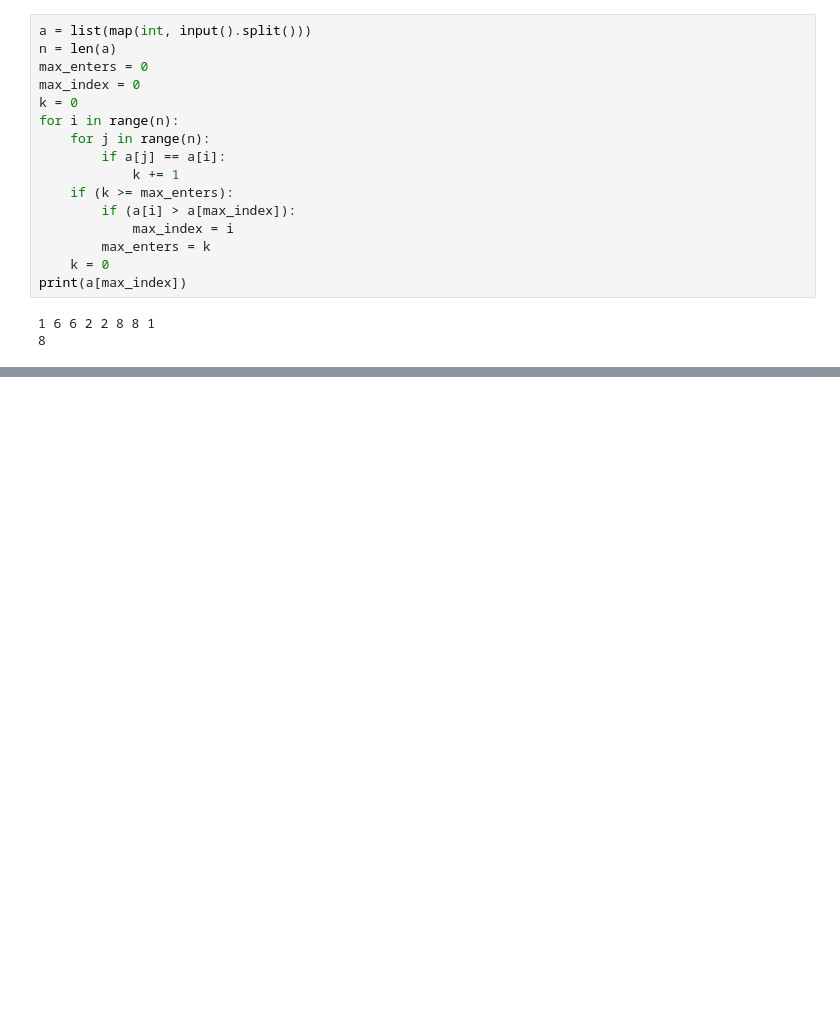
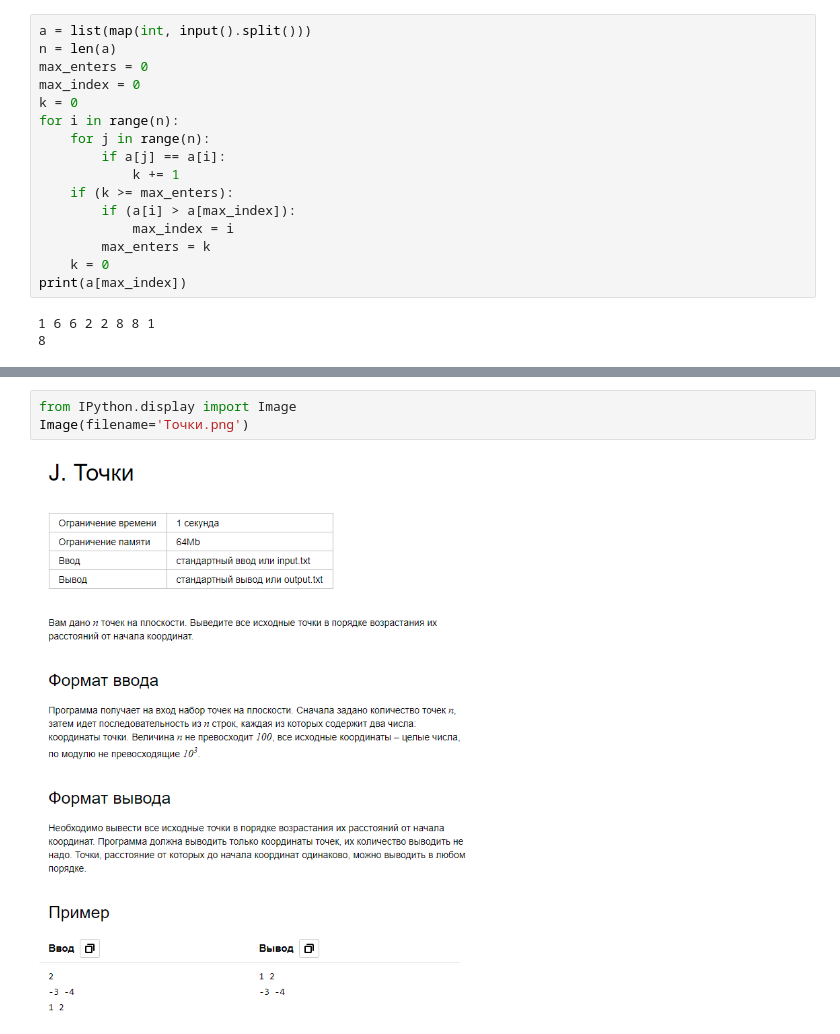
Before and after one commit to 8Andre8/Algorithms, a Jupyter notebook: Tasks.ipynb, the cells around one changed output, grey strips where cells are left out. Cells and saved outputs as stored; diff of their text form; blank space fills up the shorter version.

```diff
--- a/Tasks.ipynb
+++ b/Tasks.ipynb
@@ -380,0 +451,5 @@ print(a[max_index])
+# %%
+from IPython.display import Image
+Image(filename='Точки.png')
+# %% [output]
+[figure, added]
```
Also changed, not shown: parts of 5 cells of this notebook.
